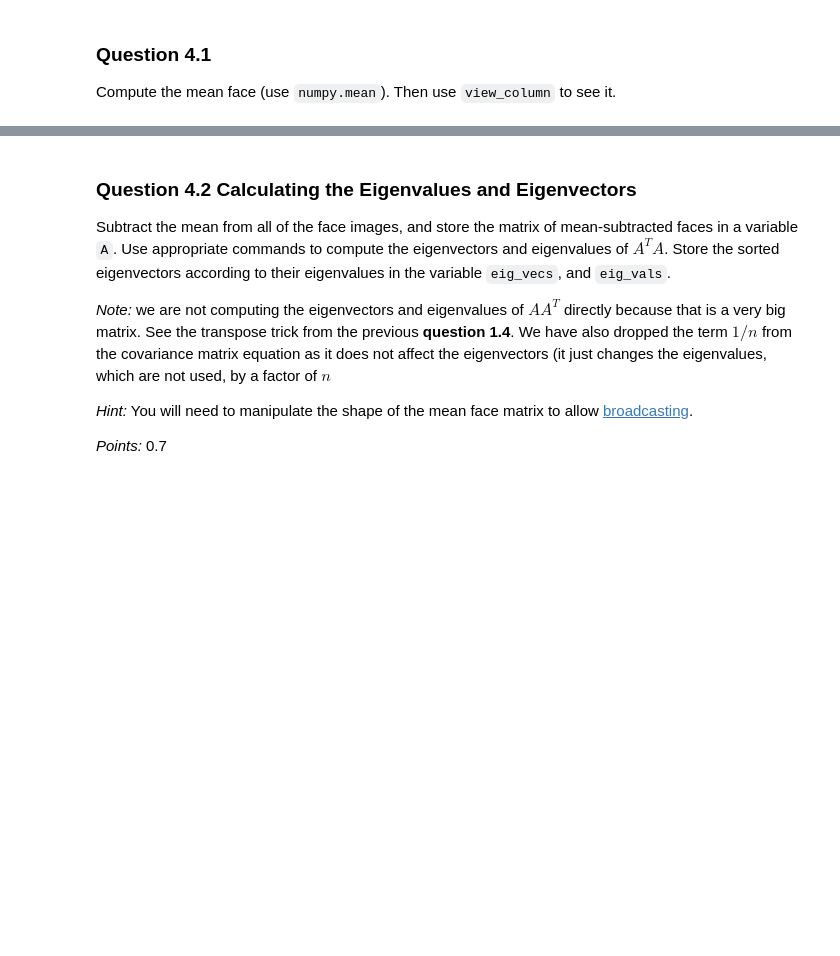
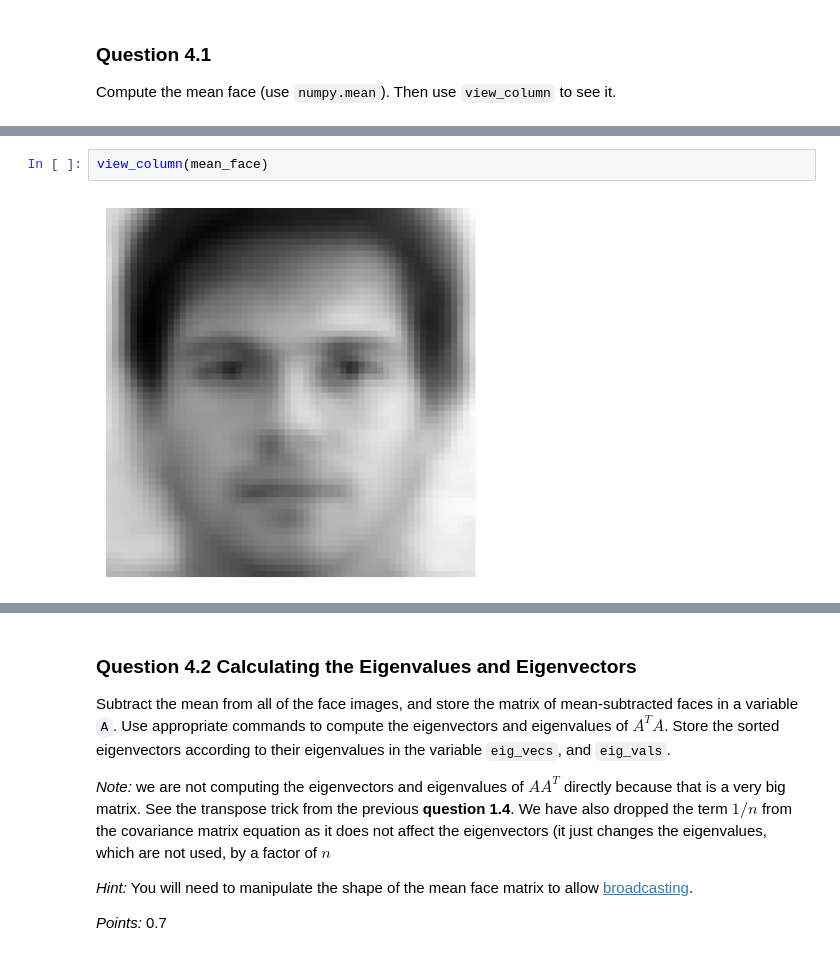
Before and after one commit to holliwood8/Assignments_WI24, a Jupyter notebook: A3/A3.ipynb, the cells around one changed output, grey strips where cells are left out. Drawn from its saved outputs; the diff is of its cells as text; blank space fills up the shorter version.

```diff
--- a/A3/A3.ipynb
+++ b/A3/A3.ipynb
@@ -410,2 +417,6 @@ mean_face = ...
+# %%
+view_column(mean_face)
+# %% [output]
+[figure, added]
 # %%
 grader.check("41_mean_face")
```
Also changed, not shown: parts of 13 cells of this notebook.
